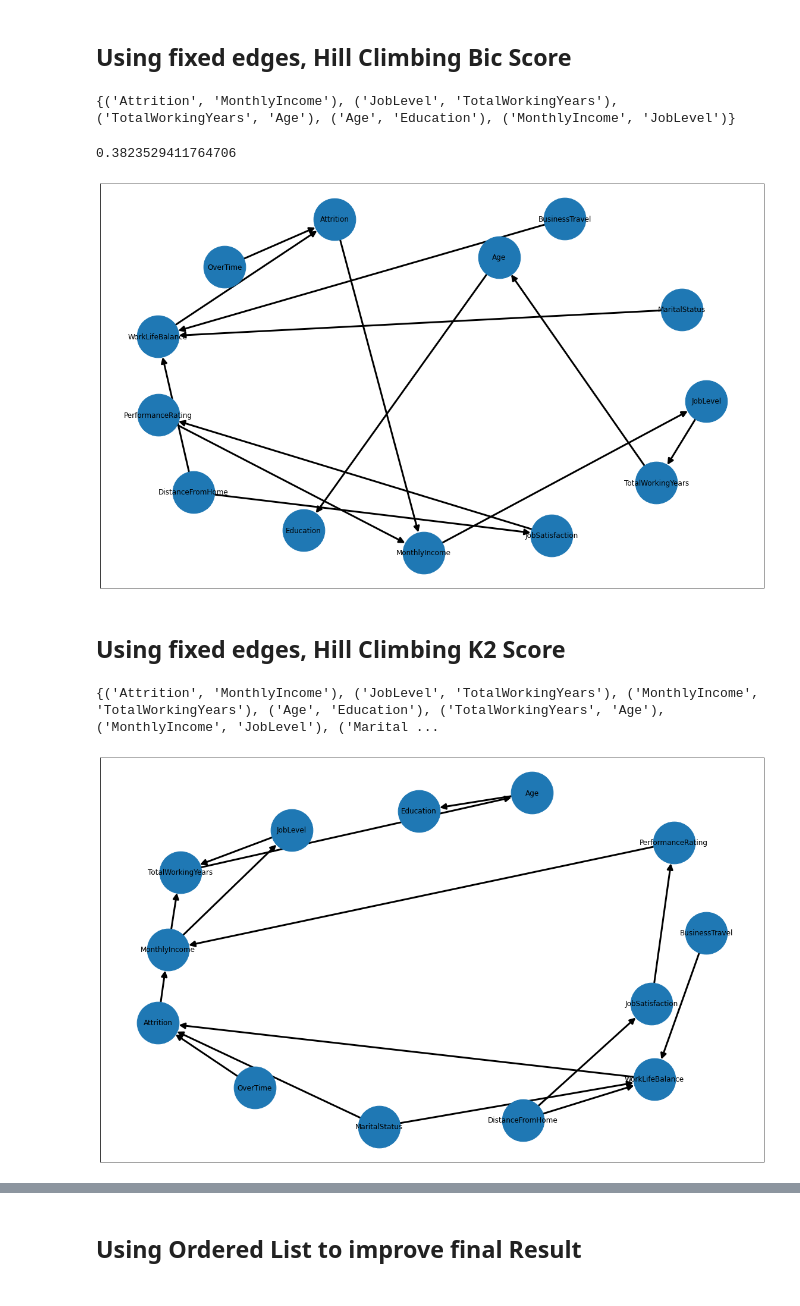
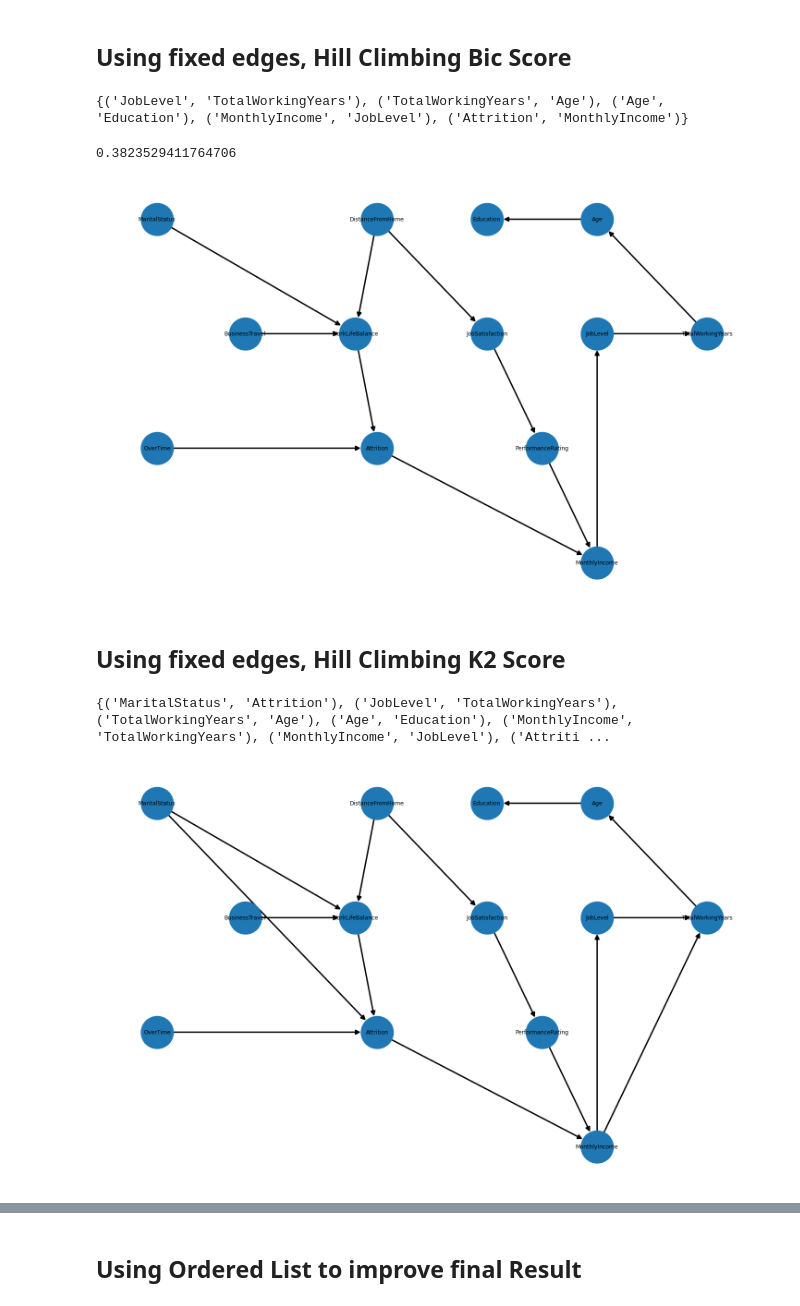
Before and after one commit to jacopodabramo/FAIKR3, a Jupyter notebook: BayesianNet.ipynb, the cells around one changed output, grey strips where cells are left out. Saved outputs shown, nothing was run; the diff lists cells and outputs as text; code cells hidden in the pictures.

```diff
--- a/BayesianNet.ipynb
+++ b/BayesianNet.ipynb
@@ -139,20 +153,36 @@ edges = [("DistanceFromHome","WorkLifeBalance"),
 print(len(edges))
 # %% [output]
 8
+# %%
+pos = {
+     "MaritalStatus":(1,5),
+     "DistanceFromHome":(3,5),
+     "Education":(4,5),
+     "Age":(5,5),
+     "OverTime":(1,1),
+     "BusinessTravel":(1.8,3),
+     "WorkLifeBalance":(2.8,3),
+     "JobSatisfaction":(4,3),
+     "JobLevel":(5,3),
+     "TotalWorkingYears":(6,3),
+     "PerformanceRating":(4.5,1),
+     "MonthlyIncome":(5,-1),
+     "Attrition":(3,1),
+}
 # %% [markdown]
 ## Using fixed edges, Hill Climbing Bic Score
 # %%
 import matplotlib.pyplot as plt
 plt.figure(figsize=(20,12.5))
 est = HillClimbSearch(df)
 model_fixed_edges = est.estimate(scoring_method=BicScore(df),fixed_edges= edges)
-nx.draw_networkx(model_fixed_edges, with_labels=True,node_size=5000, width=3, arrowsize=20)
+nx.draw(model_fixed_edges, pos = pos,with_labels=True,node_size=5000, width=3, arrowsize=20)
 print((model_fixed_edges.edges())-edges)
 correlation_score(model_fixed_edges, df, test="chi_square", significance_level=0.05)
 # %% [output]
-{('Attrition', 'MonthlyIncome'), ('JobLevel', 'TotalWorkingYears'), ('TotalWorkingYears', 'Age'), ('Age', 'Education'), ('MonthlyIncome', 'JobLevel')}
+{('JobLevel', 'TotalWorkingYears'), ('TotalWorkingYears', 'Age'), ('Age', 'Education'), ('MonthlyIncome', 'JobLevel'), ('Attrition', 'MonthlyIncome')}
 0.3823529411764706
-[figure, old version]
+[figure, new version]
 # %% [markdown]
 ## Using fixed edges, Hill Climbing K2 Score
 # %%
@@ -160,9 +190,9 @@ import matplotlib.pyplot as plt
 plt.figure(figsize=(20,12.5))
 est = HillClimbSearch(df)
 model_fixed_edges_K2 = est.estimate(scoring_method=K2Score(df),fixed_edges= edges)
-nx.draw_networkx(model_fixed_edges_K2, with_labels=True,node_size=5000, width=3, arrowsize=20)
+nx.draw(model_fixed_edges_K2, pos = pos,with_labels=True,node_size=5000, width=3, arrowsize=20)
 print((model_fixed_edges_K2.edges())-edges)
 #correlation_score(model_fixed_edges_K2, df, test="K2", significance_level=0.05)
 # %% [output]
-{('Attrition', 'MonthlyIncome'), ('JobLevel', 'TotalWorkingYears'), ('MonthlyIncome', 'TotalWorkingYears'), ('Age', 'Education'), ('TotalWorkingYears', 'Age'), ('MonthlyIncome', 'JobLevel'), ('Marital ...
+{('MaritalStatus', 'Attrition'), ('JobLevel', 'TotalWorkingYears'), ('TotalWorkingYears', 'Age'), ('Age', 'Education'), ('MonthlyIncome', 'TotalWorkingYears'), ('MonthlyIncome', 'JobLevel'), ('Attriti ...
-[figure, old version]
+[figure, new version]
```
Also changed, not shown: parts of 48 cells of this notebook.
